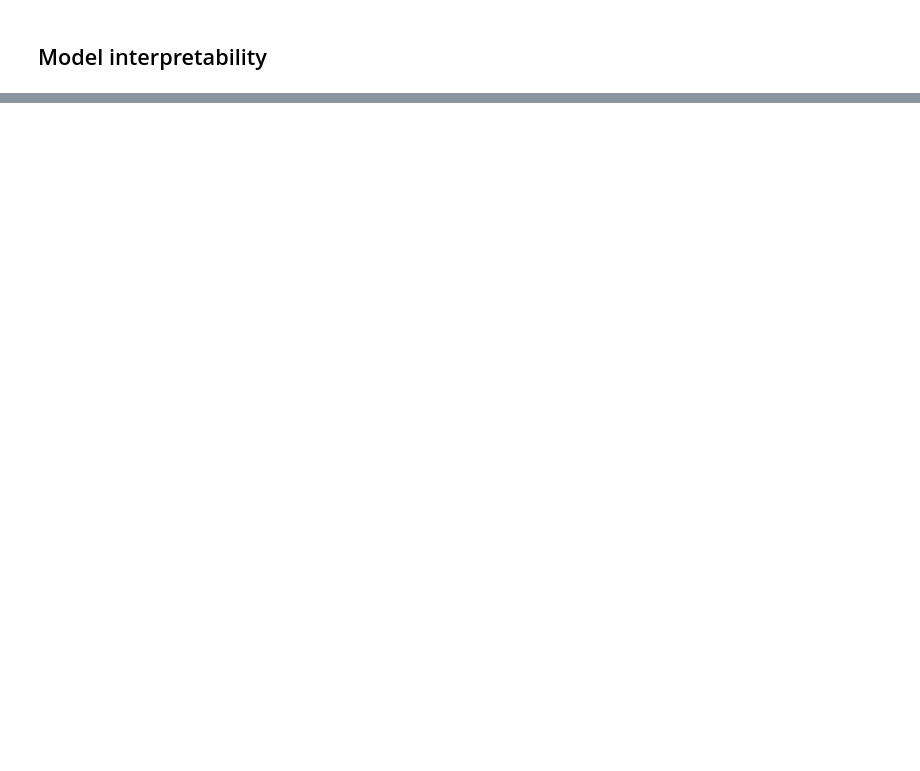
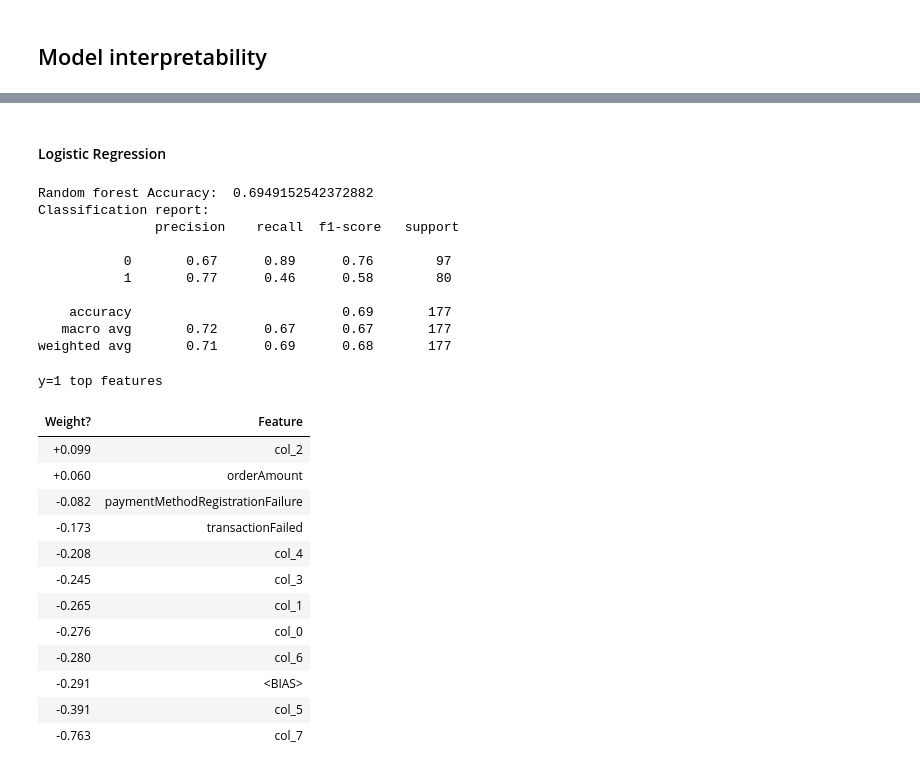
Before and after one commit to subash774/FraudDetection, a Jupyter notebook: Notebooks/EDA and ML.ipynb, the cells around one changed output, grey strips where cells are left out. Drawn from its saved outputs; the diff is of its cells as text; code cells hidden in the pictures; blank space fills up the shorter version.

```diff
--- a/Notebooks/EDA and ML.ipynb
+++ b/Notebooks/EDA and ML.ipynb
@@ -521,0 +677,14 @@ weighted avg       0.82      0.80      0.79       177
+# %%
+# load DT
+hash_dt_model = joblib.load("../Models/hash_encoded_DT.mdl")
+
+feature_names_hash = list(X_hash.columns)
+
+y_pred = hash_dt_model.predict(Xtest_hash)
+
+print("Random forest Accuracy: ", accuracy_score(Ytest_hash, y_pred))
+
+print("Classification report:\n",
+        classification_report(Ytest_hash, y_pred))
+
+eli5.show_weights(hash_dt_model.named_steps["model"], feature_names=feature_names_hash, top=20)
@@ -521,0 +717,14 @@ weighted avg       0.82      0.80      0.79       177
+# %%
+# load SVM
+hash_svm_model = joblib.load("../Models/hash_encoded_SVM.mdl")
+
+feature_names_hash = list(X_hash.columns)
+
+y_pred = hash_svm_model.predict(Xtest_hash)
+
+print("Random forest Accuracy: ", accuracy_score(Ytest_hash, y_pred))
+
+print("Classification report:\n",
+        classification_report(Ytest_hash, y_pred))
+
+eli5.show_weights(hash_svm_model.named_steps["model"], feature_names=feature_names_hash, top=20)
@@ -521,0 +743,41 @@ weighted avg       0.82      0.80      0.79       177
+# %% [markdown]
+#### Logistic Regression
+# %%
+# load LR
+hash_lr_model = joblib.load("../Models/hash_encoded_LR.mdl")
+
+feature_names_hash = list(X_hash.columns)
+
+y_pred = hash_lr_model.predict(Xtest_hash)
+
+print("Random forest Accuracy: ", accuracy_score(Ytest_hash, y_pred))
+
+print("Classification report:\n",
+        classification_report(Ytest_hash, y_pred))
+
+eli5.show_weights(hash_lr_model.named_steps["model"], feature_names=feature_names_hash, top=20)
+# %% [output]
+Random forest Accuracy:  0.6949152542372882
+Classification report:
+               precision    recall  f1-score   support
+
+           0       0.67      0.89      0.76        97
+           1       0.77      0.46      0.58        80
+
+    accuracy                           0.69       177
+   macro avg       0.72      0.67      0.67       177
+weighted avg       0.71      0.69      0.68       177
+y=1 top features
+| Weight? | Feature |
+| +0.099 | col_2 |
+| +0.060 | orderAmount |
+| -0.082 | paymentMethodRegistrationFailure |
+| -0.173 | transactionFailed |
+| -0.208 | col_4 |
+| -0.245 | col_3 |
+| -0.265 | col_1 |
+| -0.276 | col_0 |
+| -0.280 | col_6 |
+| -0.291 | <BIAS> |
+| -0.391 | col_5 |
+| -0.763 | col_7 |
```
Also changed, not shown: parts of 21 cells of this notebook, 5 other files.
